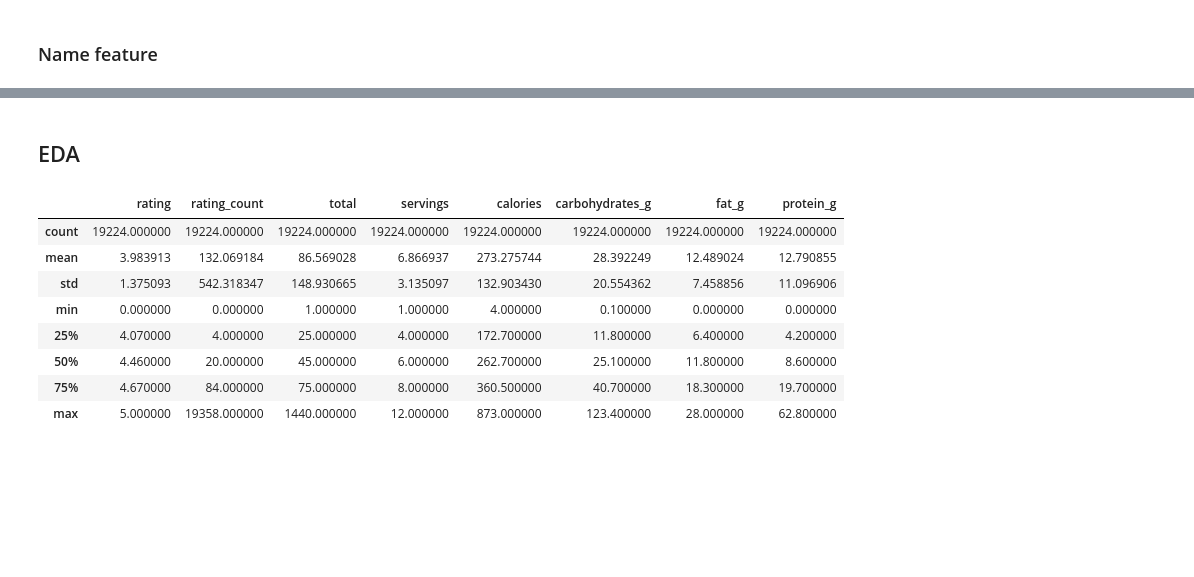
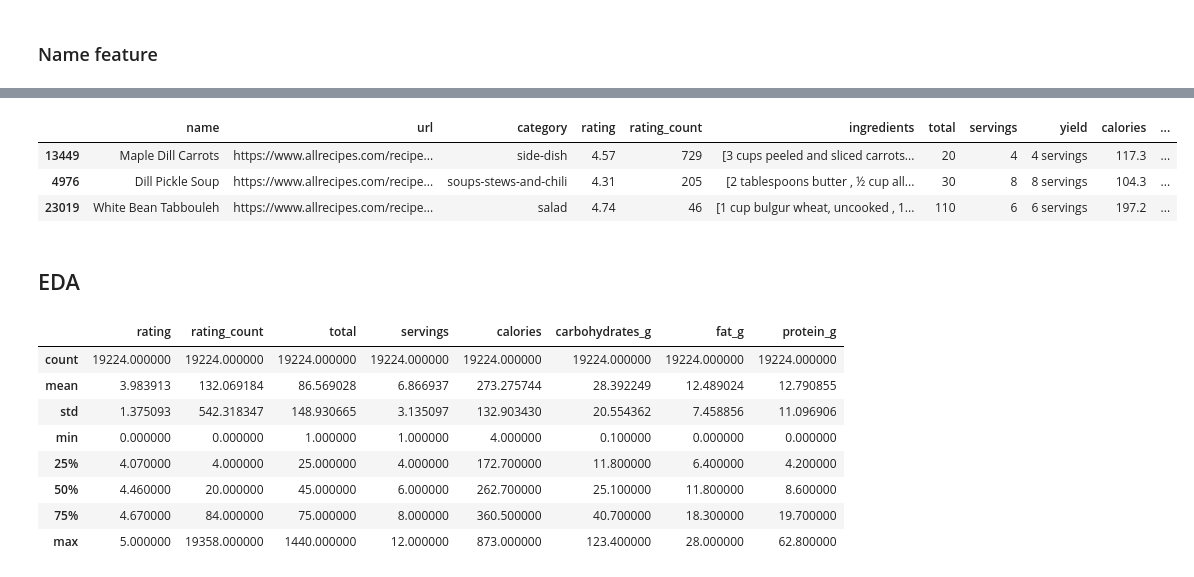
Before and after one commit to Hanadi-am/Personalized_Recipe_Recommender, a Jupyter notebook: src/Recipe.ipynb, the cells around one changed output, grey strips where cells are left out. Saved outputs shown, nothing was run; the diff lists cells and outputs as text; code cells hidden in the pictures; blank space fills up the shorter version.

```diff
--- a/src/Recipe.ipynb
+++ b/src/Recipe.ipynb
@@ -755,3 +717,11 @@ recipe.head(3)
+# %%
+##randome sample for reproducability
+recipe.sample(3, random_state=123)
+# %% [output]
+|  | name | url | category | rating | rating_count | ingredients | total | servings | yield | calories | ... |
+| 13449 | Maple Dill Carrots | https://www.allrecipes.com/recipe... | side-dish | 4.57 | 729 | [3 cups peeled and sliced carrots... | 20 | 4 | 4 servings | 117.3 | ... |
+| 4976 | Dill Pickle Soup | https://www.allrecipes.com/recipe... | soups-stews-and-chili | 4.31 | 205 | [2 tablespoons butter , ½ cup all... | 30 | 8 | 8 servings | 104.3 | ... |
+| 23019 | White Bean Tabbouleh | https://www.allrecipes.com/recipe... | salad | 4.74 | 46 | [1 cup bulgur wheat, uncooked , 1... | 110 | 6 | 6 servings | 197.2 | ... |
 # %%
 
 ###save to csv
```
Also changed, not shown: parts of 13 cells of this notebook, 2 other files.
